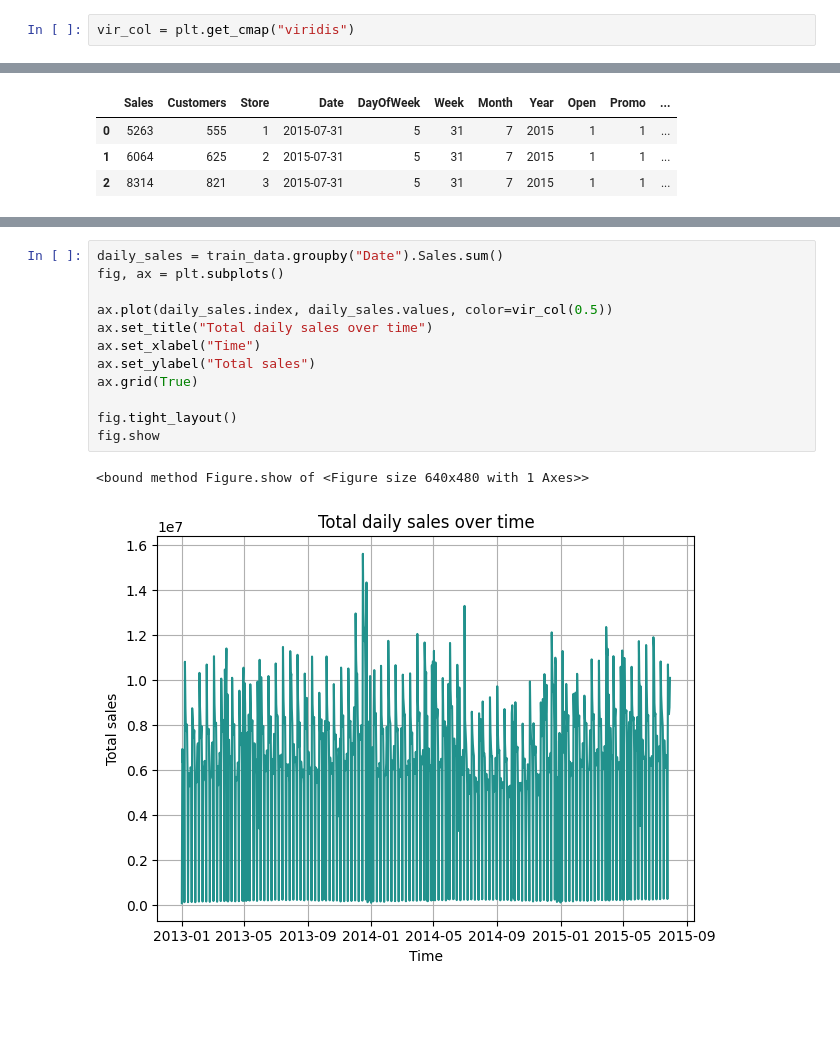
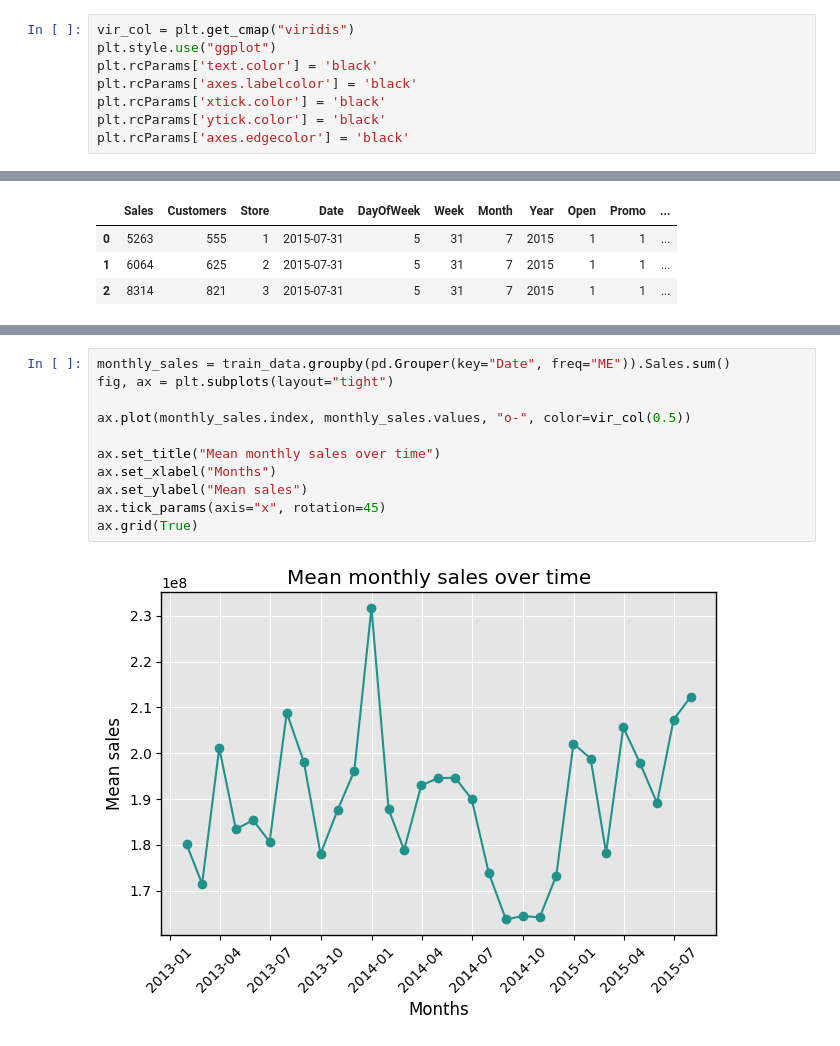
Before and after one commit to filipsajtlava/M9DM2-project, a Jupyter notebook: data_visualization.ipynb, the cells around one changed output, grey strips where cells are left out. Drawn from its saved outputs; the diff is of its cells as text; blank space fills up the shorter version.

Commit message:
Data visualization simple scatters

```diff
--- a/data_visualization.ipynb
+++ b/data_visualization.ipynb
@@ -8,5 +10,11 @@ import matplotlib.pyplot as plt
 # %%
 vir_col = plt.get_cmap("viridis")
+plt.style.use("ggplot")
+plt.rcParams['text.color'] = 'black'
+plt.rcParams['axes.labelcolor'] = 'black'
+plt.rcParams['xtick.color'] = 'black'
+plt.rcParams['ytick.color'] = 'black'
+plt.rcParams['axes.edgecolor'] = 'black'
 # %%
 train_data = pd.read_pickle("clean_data/train_clean.pkl")
 test_data = pd.read_pickle("clean_data/test_clean.pkl")
@@ -20,16 +43,14 @@ train_data.head(3)
 # %%
-daily_sales = train_data.groupby("Date").Sales.sum()
-fig, ax = plt.subplots()
+monthly_sales = train_data.groupby(pd.Grouper(key="Date", freq="ME")).Sales.sum()
+fig, ax = plt.subplots(layout="tight")
 
-ax.plot(daily_sales.index, daily_sales.values, color=vir_col(0.5))
-ax.set_title("Total daily sales over time")
-ax.set_xlabel("Time")
-ax.set_ylabel("Total sales")
+ax.plot(monthly_sales.index, monthly_sales.values, "o-", color=vir_col(0.5))
+
+ax.set_title("Mean monthly sales over time")
+ax.set_xlabel("Months")
+ax.set_ylabel("Mean sales")
+ax.tick_params(axis="x", rotation=45)
 ax.grid(True)
-
-fig.tight_layout()
-fig.show
 # %% [output]
-<bound method Figure.show of <Figure size 640x480 with 1 Axes>>
-[figure, old version]
+[figure, new version]
 # %%
```
Also changed, not shown: parts of 6 cells of this notebook, 2 other files.
